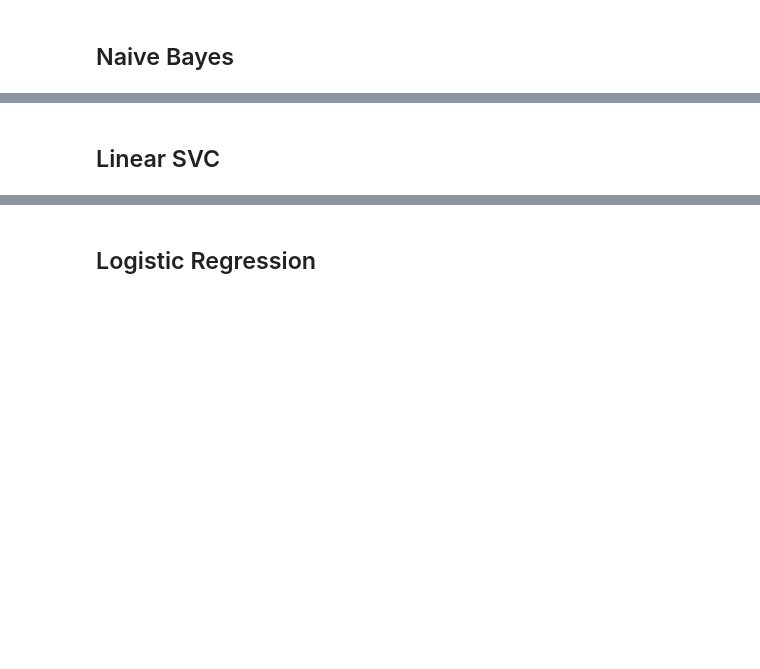
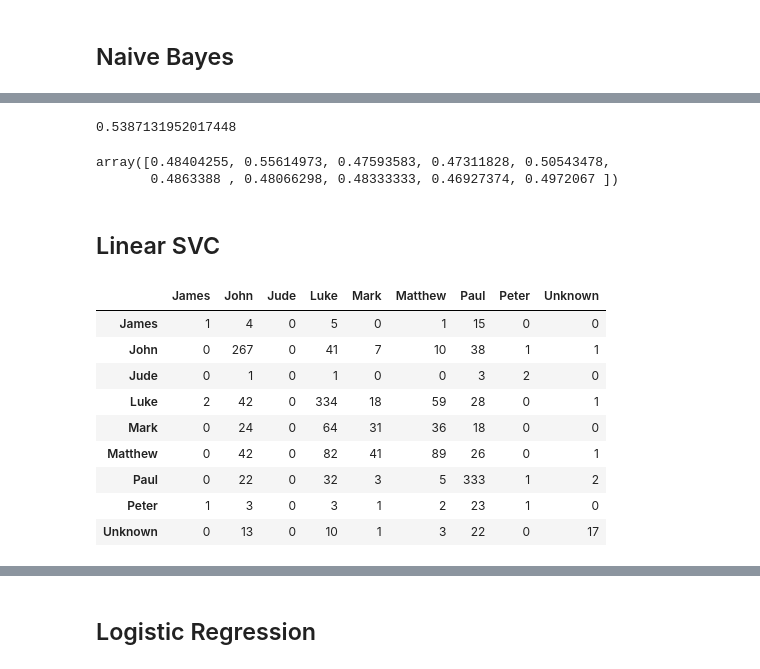
Before and after one commit to OckhamsRazor15/New-Thinkful-DS-Projects, a Jupyter notebook: Unit 4. Unsupervised learning - Venturing into the unknown/Capstone/NLP Project.ipynb, the cells around one changed output, grey strips where cells are left out. Cells and saved outputs as stored; diff of their text form; code cells hidden in the pictures; blank space fills up the shorter version.

```diff
--- a/Unit 4. Unsupervised learning - Venturing into the unknown/Capstone/NLP Project.ipynb
+++ b/Unit 4. Unsupervised learning - Venturing into the unknown/Capstone/NLP Project.ipynb
@@ -80,3 +61,0 @@ asv_Jude_sents = [[sent, "Jude"] for sent in asv_Jude_doc.sents]
-# %%
-df = pd.DataFrame(asv_Matthew_doc + asv_Mark_doc + asv_Luke_doc + asv_John_doc + asv_Paul_doc + asv_Unknown_doc
-                  + asv_James_doc + asv_Peter_doc + asv_Jude_doc)
@@ -356,6 +413,6 @@ Processing row 150
 # %%
 Y = word_counts['text_source']
-X = np.array(word_counts.drop(['text_sentence','text_source'], 1))
+X = normalize(np.array(word_counts.drop(['text_sentence','text_source'], 1)))
 
 X_train, X_test, y_train, y_test = train_test_split(X,
                                                     Y,
@@ -363,8 +420,8 @@ X_train, X_test, y_train, y_test = train_test_split(X,
                                                     )
 
 
-print('Training set score:', rfc.score(X_train, y_train))
-print('\nTest set score:', rfc.score(X_test, y_test))
+#print('Training set score:', rfc.score(X_train, y_train))
+#print('\nTest set score:', rfc.score(X_test, y_test))
 # %% [markdown]
 ## Naive Bayes
 # %%
@@ -389,7 +473,12 @@ print(metrics.classification_report(y_test,prednb))
 # %%
 print(metrics.accuracy_score(y_test,prednb))
+# %% [output]
+0.5387131952017448
 # %%
 cross_val_score(nb, X_test, y_test, cv=10)
+# %% [output]
+array([0.48404255, 0.55614973, 0.47593583, 0.47311828, 0.50543478,
+       0.4863388 , 0.48066298, 0.48333333, 0.46927374, 0.4972067 ])
 # %% [markdown]
 ## Linear SVC
 # %%
@@ -403,11 +492,22 @@ predsvc = svc.predict(X_test)
 # %%
 dfbowsvc = pd.DataFrame(metrics.confusion_matrix(y_test,predsvc),
       index=['James','John','Jude',
             'Luke','Mark','Matthew','Paul',
             'Peter','Unknown'],
      columns=['James','John','Jude',
             'Luke','Mark','Matthew','Paul',
             'Peter','Unknown'])
-dfbownsvc
+dfbowsvc
+# %% [output]
+|  | James | John | Jude | Luke | Mark | Matthew | Paul | Peter | Unknown |
+| James | 1 | 4 | 0 | 5 | 0 | 1 | 15 | 0 | 0 |
+| John | 0 | 267 | 0 | 41 | 7 | 10 | 38 | 1 | 1 |
+| Jude | 0 | 1 | 0 | 1 | 0 | 0 | 3 | 2 | 0 |
+| Luke | 2 | 42 | 0 | 334 | 18 | 59 | 28 | 0 | 1 |
+| Mark | 0 | 24 | 0 | 64 | 31 | 36 | 18 | 0 | 0 |
+| Matthew | 0 | 42 | 0 | 82 | 41 | 89 | 26 | 0 | 1 |
+| Paul | 0 | 22 | 0 | 32 | 3 | 5 | 333 | 1 | 2 |
+| Peter | 1 | 3 | 0 | 3 | 1 | 2 | 23 | 1 | 0 |
+| Unknown | 0 | 13 | 0 | 10 | 1 | 3 | 22 | 0 | 17 |
 # %%
 print(metrics.classification_report(y_test,predsvc))
```
Also changed, not shown: parts of 39 cells of this notebook.
